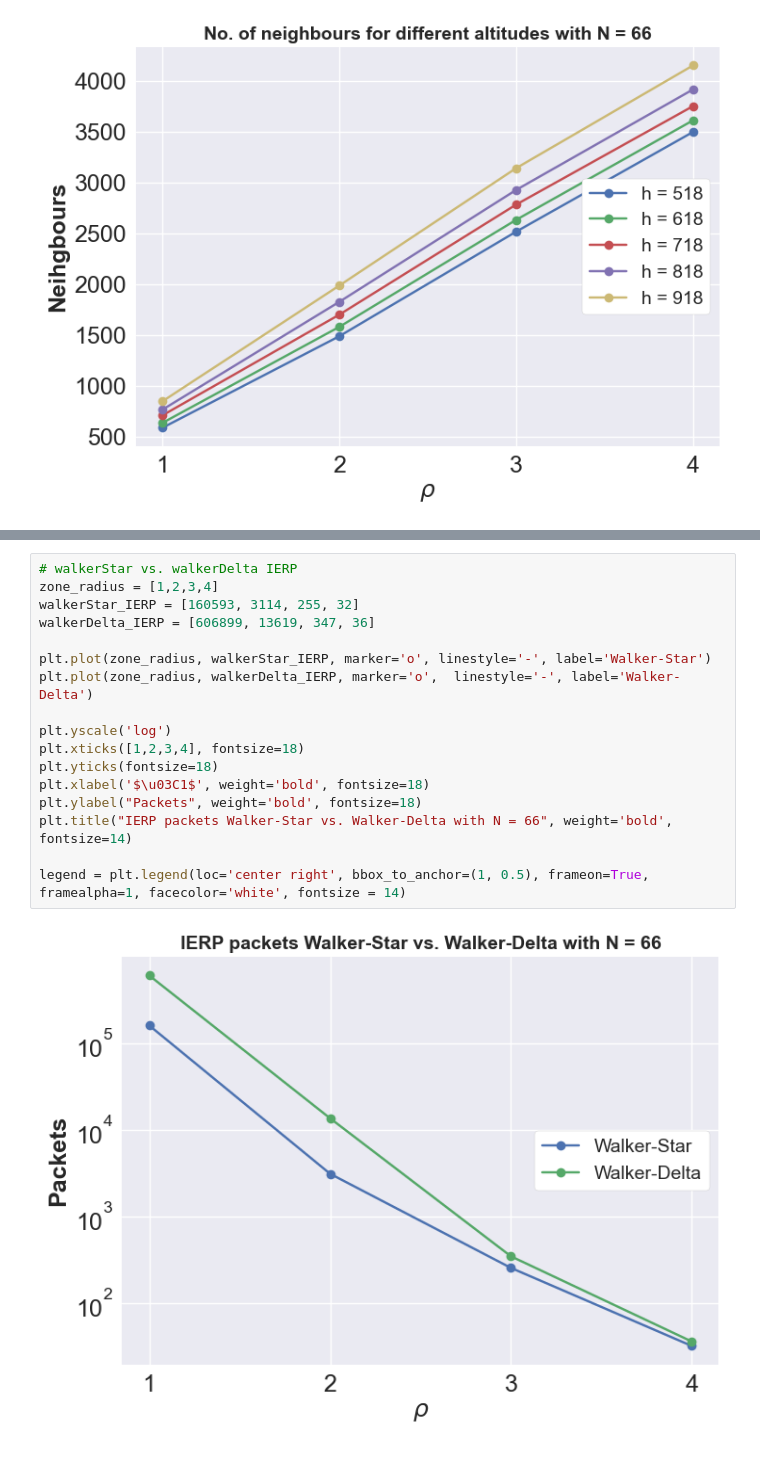
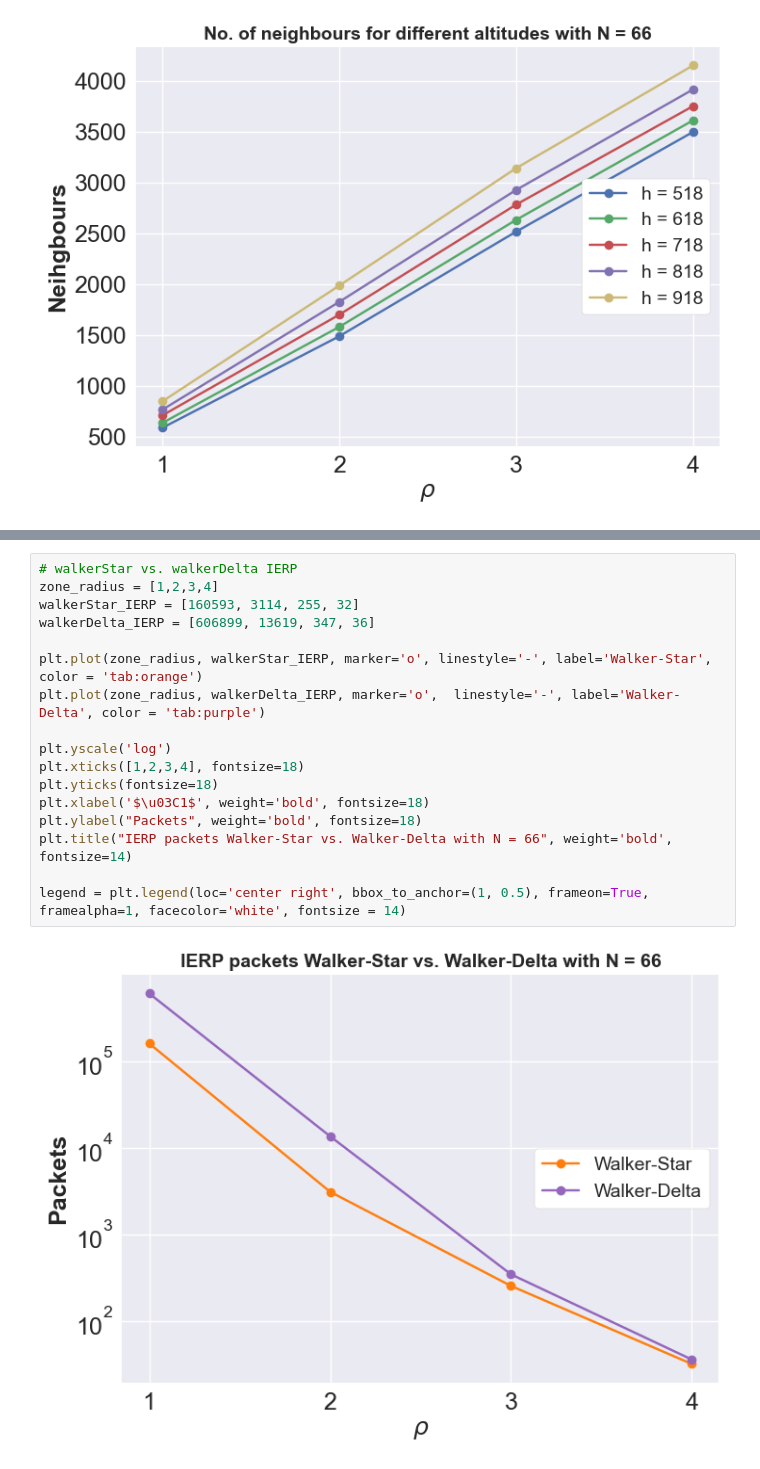
Before and after one commit to mathias-magnusson/Zone-routing-protocol, a Jupyter notebook: plot.ipynb, the cells around one changed output, grey strips where cells are left out. Cells and saved outputs as stored; diff of their text form.

```diff
--- a/plot.ipynb
+++ b/plot.ipynb
@@ -270,22 +270,22 @@ legend = plt.legend(loc='center right', bbox_to_anchor=(1, 0.5), frameon=True, f
 # %%
 # walkerStar vs. walkerDelta IERP
 zone_radius = [1,2,3,4]
 walkerStar_IERP = [160593, 3114, 255, 32]
 walkerDelta_IERP = [606899, 13619, 347, 36]
 
-plt.plot(zone_radius, walkerStar_IERP, marker='o', linestyle='-', label='Walker-Star')
-plt.plot(zone_radius, walkerDelta_IERP, marker='o',  linestyle='-', label='Walker-Delta')
+plt.plot(zone_radius, walkerStar_IERP, marker='o', linestyle='-', label='Walker-Star', color = 'tab:orange')
+plt.plot(zone_radius, walkerDelta_IERP, marker='o',  linestyle='-', label='Walker-Delta', color = 'tab:purple')
 
 plt.yscale('log')
 plt.xticks([1,2,3,4], fontsize=18)
 plt.yticks(fontsize=18)
 plt.xlabel('$\u03C1$', weight='bold', fontsize=18)
 plt.ylabel("Packets", weight='bold', fontsize=18)
 plt.title("IERP packets Walker-Star vs. Walker-Delta with N = 66", weight='bold', fontsize=14)
 
 legend = plt.legend(loc='center right', bbox_to_anchor=(1, 0.5), frameon=True, framealpha=1, facecolor='white', fontsize = 14)
 # %% [output]
-[figure, old version]
+[figure, new version]
 # %%
 # Time used to find routes IARP and IERP combined
 
```
Also changed, not shown: parts of 2 cells of this notebook.
